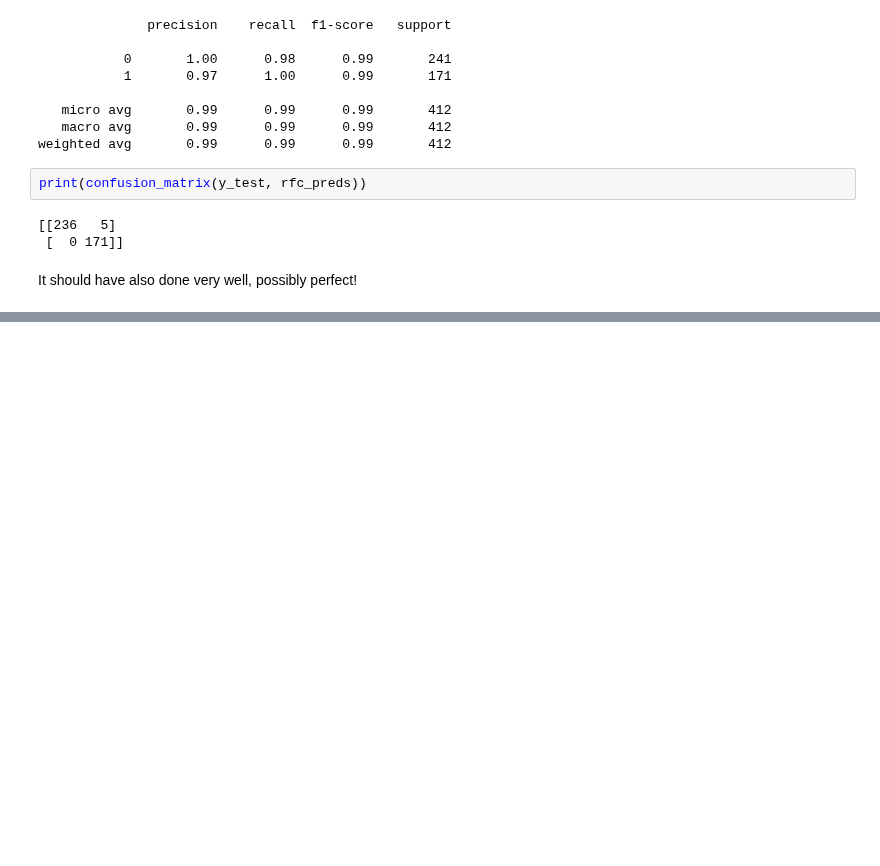
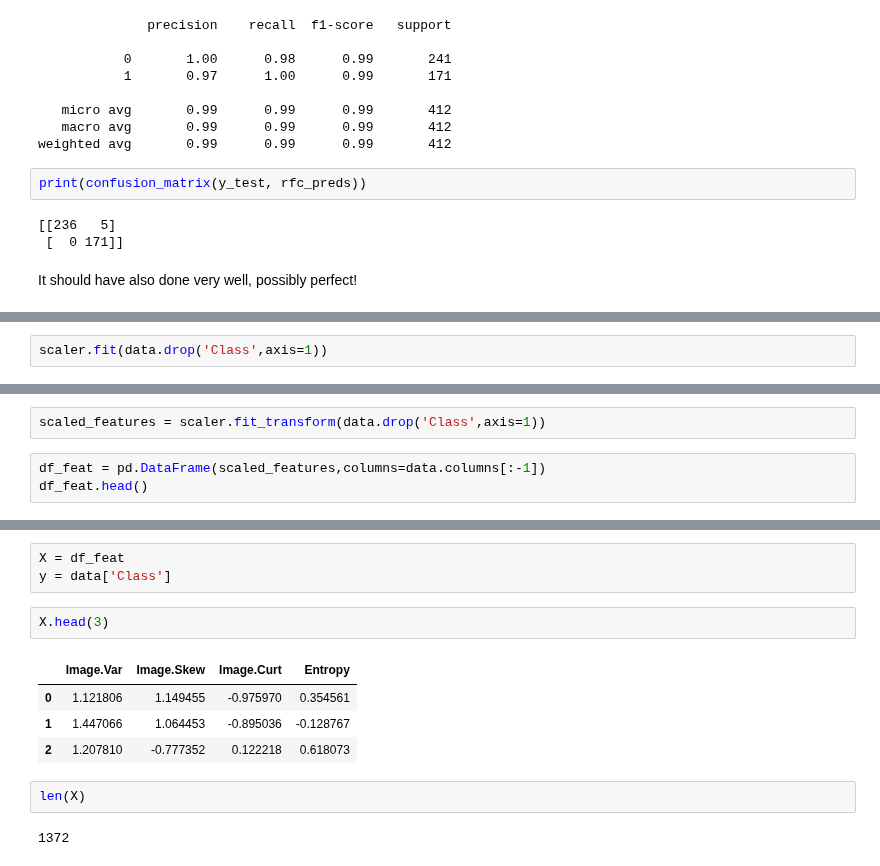
Before and after one commit to ziweifan177/Data_Science_Pilot, a Jupyter notebook: [Projects and Testing] Data Science & Machine Learning/Bank Note-Tensorflow/Bank authentic-tensorflow.ipynb, the cells around one changed output, grey strips where cells are left out. Cells and saved outputs as stored; diff of their text form; blank space fills up the shorter version.

```diff
--- a/[Projects and Testing] Data Science & Machine Learning/Bank Note-Tensorflow/Bank authentic-tensorflow.ipynb
+++ b/[Projects and Testing] Data Science & Machine Learning/Bank Note-Tensorflow/Bank authentic-tensorflow.ipynb
@@ -255,0 +420,2 @@ It should have also done very well, possibly perfect!
+# %%
+scaler.fit(data.drop('Class',axis=1))
@@ -255,0 +424,5 @@ It should have also done very well, possibly perfect!
+# %%
+scaled_features = scaler.fit_transform(data.drop('Class',axis=1))
+# %%
+df_feat = pd.DataFrame(scaled_features,columns=data.columns[:-1])
+df_feat.head()
@@ -255,0 +436,14 @@ It should have also done very well, possibly perfect!
+# %%
+X = df_feat
+y = data['Class']
+# %%
+X.head(3)
+# %% [output]
+|  | Image.Var | Image.Skew | Image.Curt | Entropy |
+| 0 | 1.121806 | 1.149455 | -0.975970 | 0.354561 |
+| 1 | 1.447066 | 1.064453 | -0.895036 | -0.128767 |
+| 2 | 1.207810 | -0.777352 | 0.122218 | 0.618073 |
+# %%
+len(X)
+# %% [output]
+1372
```
Also changed, not shown: parts of 111 cells of this notebook.
